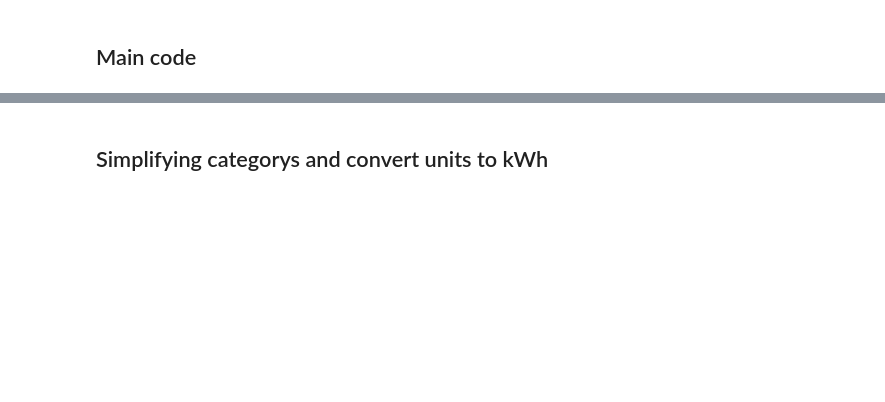
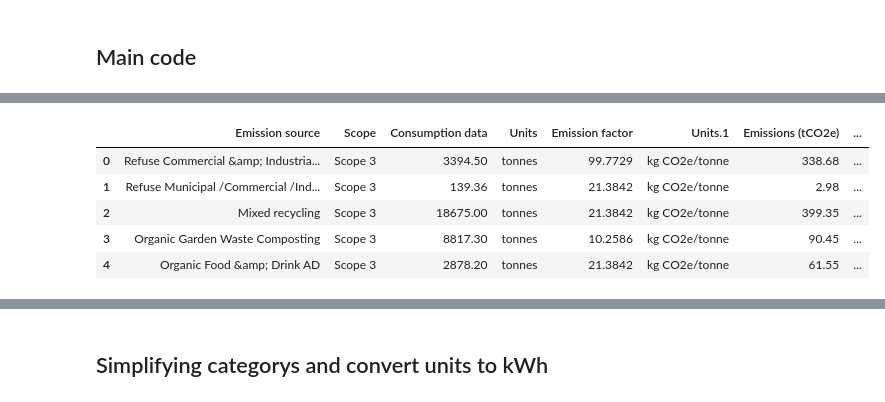
Before and after one commit to mrcrookes/ssn_data, a Jupyter notebook: ssn_energy.ipynb, the cells around one changed output, grey strips where cells are left out. Saved outputs shown, nothing was run; the diff lists cells and outputs as text; code cells hidden in the pictures; blank space fills up the shorter version.

```diff
--- a/ssn_energy.ipynb
+++ b/ssn_energy.ipynb
@@ -269,3 +357,12 @@ for f in xlsx_files:
+# %%
+df.head()
+# %% [output]
+|  | Emission source | Scope | Consumption data | Units | Emission factor | Units.1 | Emissions (tCO2e) | ... |
+| 0 | Refuse Commercial &amp; Industria... | Scope 3 | 3394.50 | tonnes | 99.7729 | kg CO2e/tonne | 338.68 | ... |
+| 1 | Refuse Municipal /Commercial /Ind... | Scope 3 | 139.36 | tonnes | 21.3842 | kg CO2e/tonne | 2.98 | ... |
+| 2 | Mixed recycling | Scope 3 | 18675.00 | tonnes | 21.3842 | kg CO2e/tonne | 399.35 | ... |
+| 3 | Organic Garden Waste Composting | Scope 3 | 8817.30 | tonnes | 10.2586 | kg CO2e/tonne | 90.45 | ... |
+| 4 | Organic Food &amp; Drink AD | Scope 3 | 2878.20 | tonnes | 21.3842 | kg CO2e/tonne | 61.55 | ... |
 # %%
 # Concat frames together
 dft = pd.concat(frames)
```
Also changed, not shown: parts of 7 cells of this notebook.
